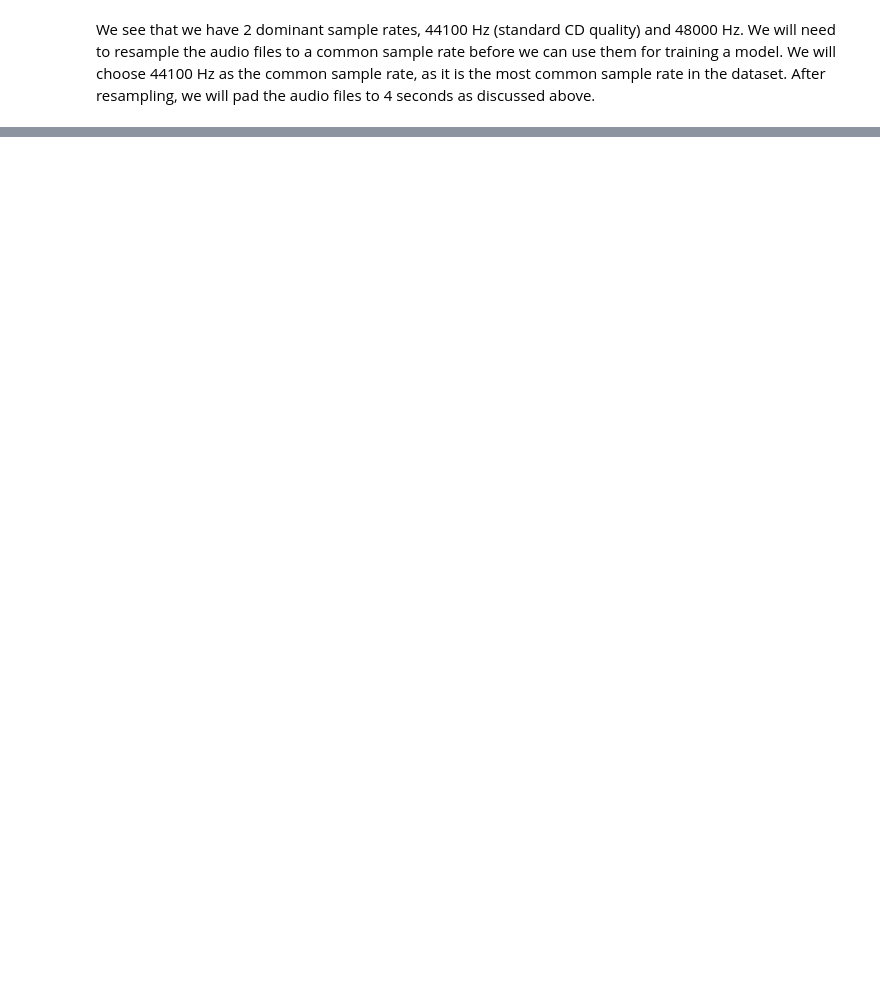
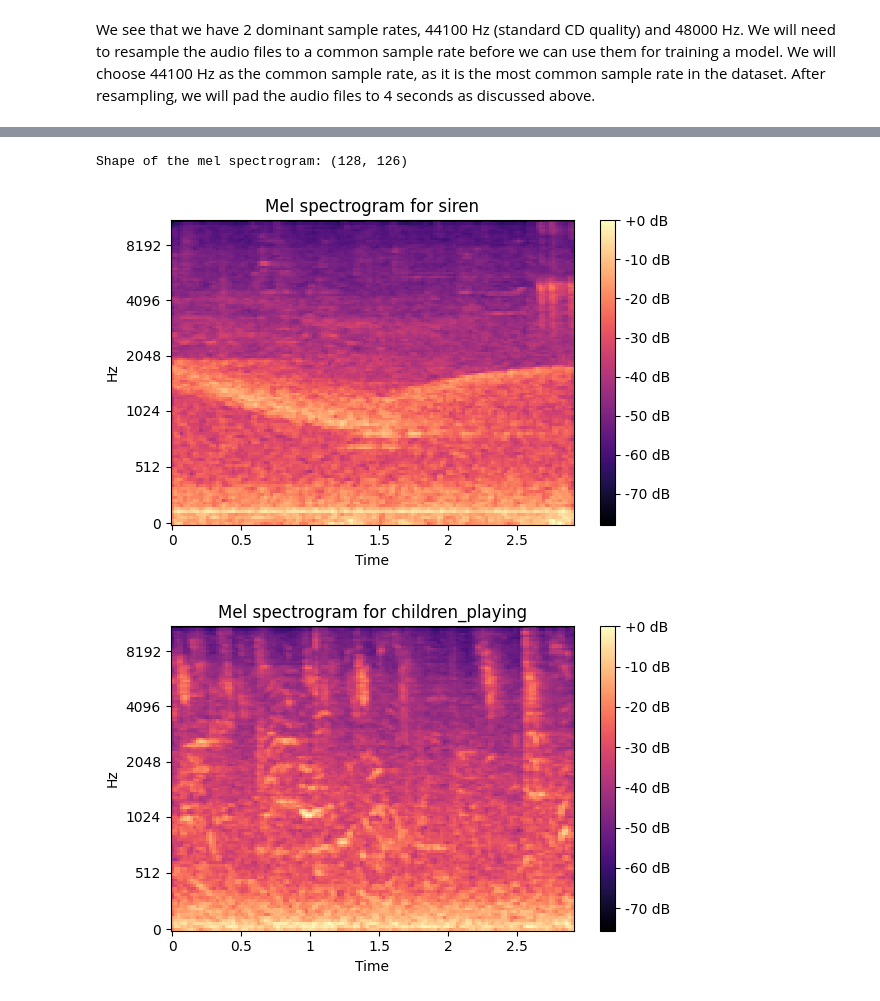
Before and after one commit to loregen/NAML-Project, a Jupyter notebook: UrbanSound8K_analysis.ipynb, the cells around one changed output, grey strips where cells are left out. Saved outputs shown, nothing was run; the diff lists cells and outputs as text; code cells hidden in the pictures; blank space fills up the shorter version.

```diff
--- a/UrbanSound8K_analysis.ipynb
+++ b/UrbanSound8K_analysis.ipynb
@@ -80,2 +159,20 @@ sampling_rate
 # %% [markdown]
 We see that we have 2 dominant sample rates, 44100 Hz (standard CD quality) and 48000 Hz. We will need to resample the audio files to a common sample rate before we can use them for training a model. We will choose 44100 Hz as the common sample rate, as it is the most common sample rate in the dataset. After resampling, we will pad the audio files to 4 seconds as discussed above.
+# %%
+from IPython.display import Audio
+
+subclasses = ['children_playing', 'siren']
+
+# Load only files from class1 and class2
+file_paths_restricted = ['UrbanSound8K/audio/fold' + str(row['fold']) + '/' + row['slice_file_name'] for _, row in metadata.iterrows() if row['class'] in subclasses]
+
+audio_samples = [librosa.load(file_path, sr=16000)[0] for file_path in file_paths_restricted]
+class_labels = [row['class'] for _ , row in metadata.iterrows() if row['class'] in subclasses]
+# %%
+zero_crossing_rates = [librosa.feature.zero_crossing_rate(audio_sample)[0] for audio_sample in audio_samples]
+
+for zcr, class_label in zip(zero_crossing_rates[:10], class_labels[:10]):
+    plt.figure(figsize=(6, 4))
+    plt.plot(zcr, color='blue')
+    plt.title(f'Zero Crossing Rate for {class_label}')
+    plt.show()
@@ -81,0 +190,15 @@ We see that we have 2 dominant sample rates, 44100 Hz (standard CD quality) and
+# %%
+mel_specgrams = [librosa.feature.melspectrogram(y=audio_sample, sr=16000) for audio_sample in audio_samples[:10]]
+print('Shape of the mel spectrogram:', mel_specgrams[0].shape)
+
+for mel_specgram, class_label in zip(mel_specgrams, class_labels[:10]):
+    plt.figure(figsize=(6, 4))
+    librosa.display.specshow(librosa.power_to_db(mel_specgram, ref=np.max), y_axis='mel', x_axis='time')
+    plt.colorbar(format='%+2.0f dB')
+    plt.title(f'Mel spectrogram for {class_label}')
+    plt.tight_layout()
+    plt.show()
+# %% [output]
+Shape of the mel spectrogram: (128, 126)
+[figure, added]
+[figure, added]
```
Also changed, not shown: parts of 16 cells of this notebook, 1 other file.
